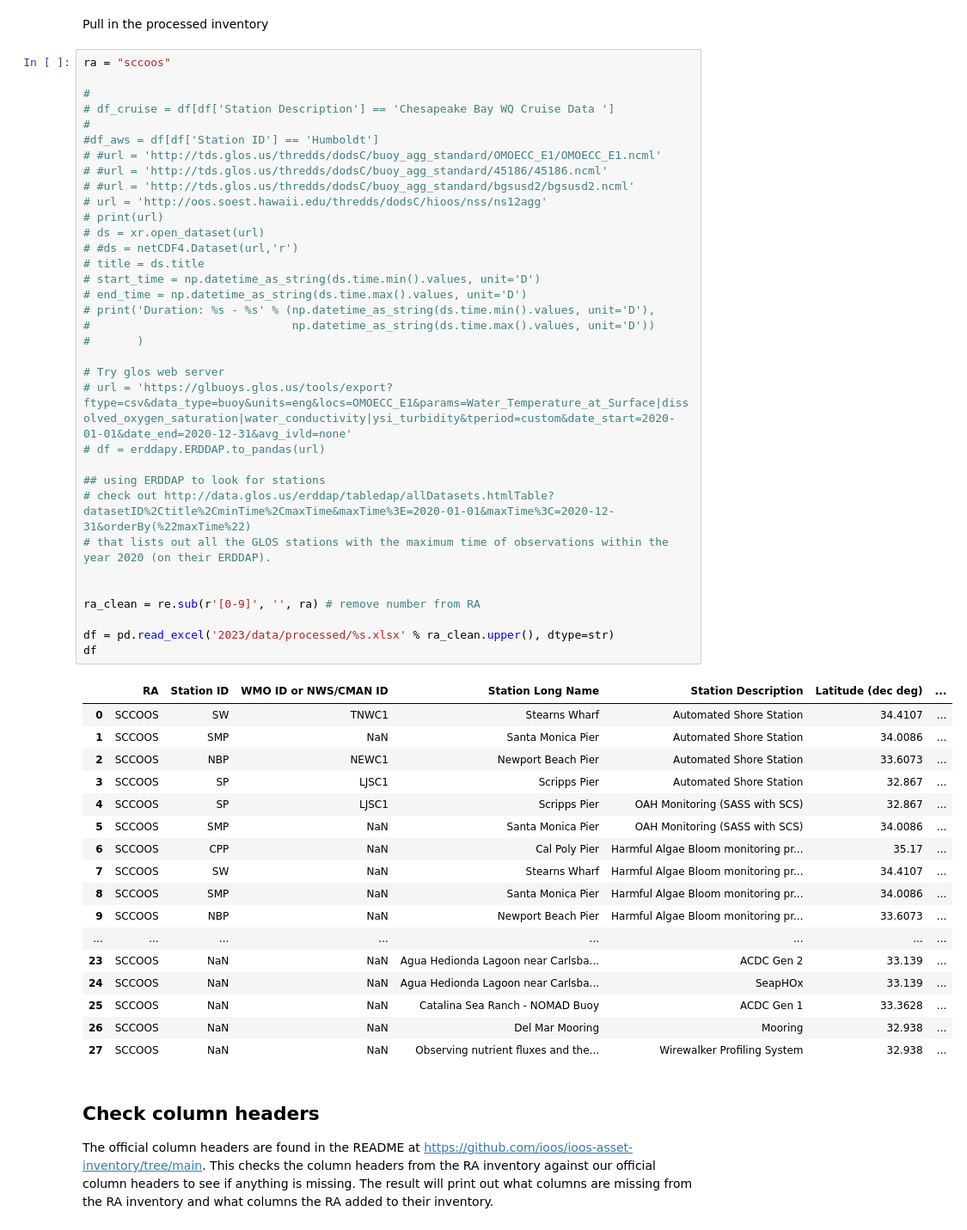
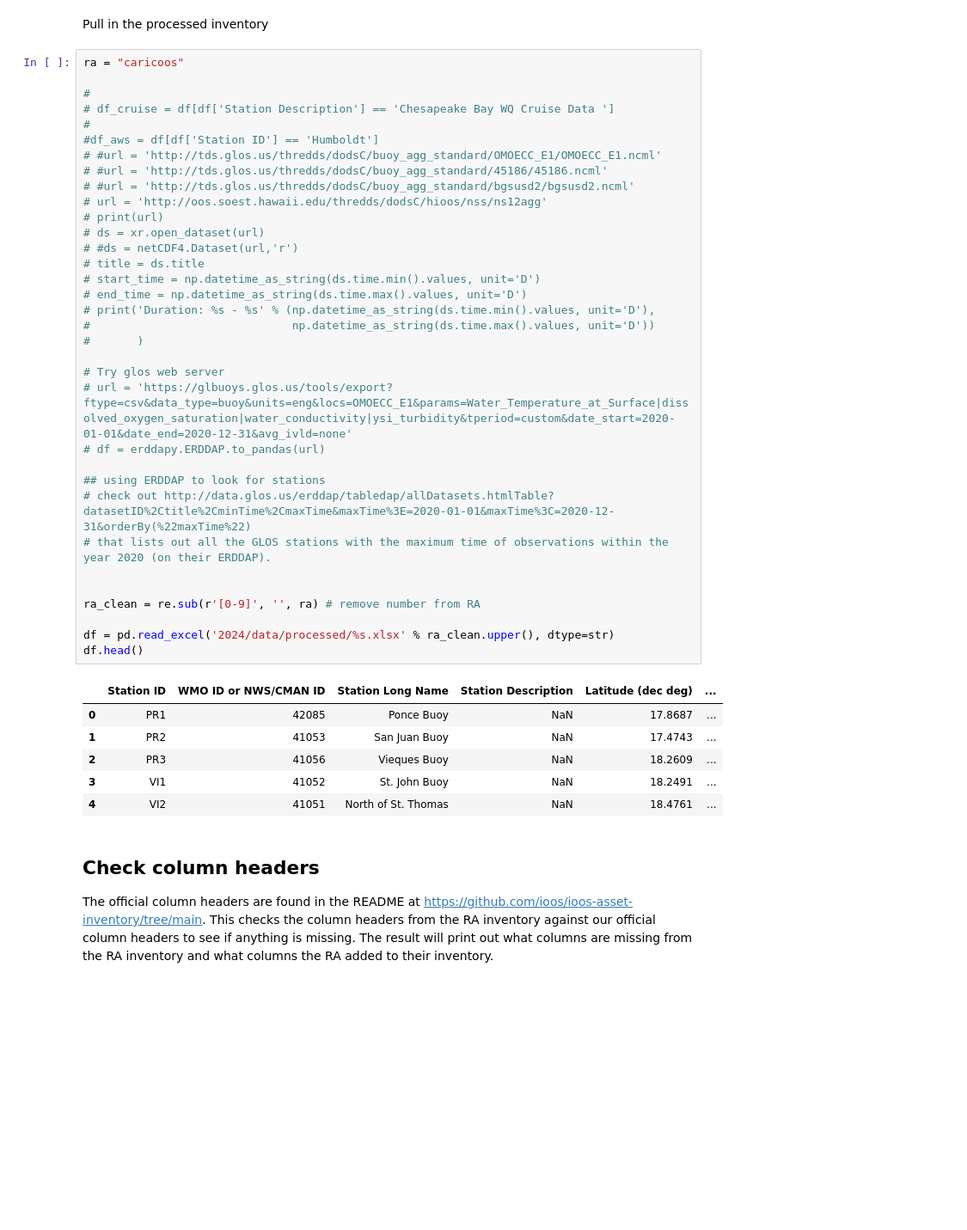
Before and after one commit to ioos/ioos-asset-inventory, a Jupyter notebook: spot_check_stations.ipynb, the cells around one changed output. Shown at 86% size. Cells and saved outputs as stored; diff of their text form; blank space fills up the shorter version.

```diff
--- a/spot_check_stations.ipynb
+++ b/spot_check_stations.ipynb
@@ -9,57 +9,46 @@ import re
 # %% [markdown]
 Pull in the processed inventory
 # %%
-ra = "sccoos"
+ra = "caricoos"
 
 #
 # df_cruise = df[df['Station Description'] == 'Chesapeake Bay WQ Cruise Data ']
 #
 #df_aws = df[df['Station ID'] == 'Humboldt']
 # #url = 'http://tds.glos.us/thredds/dodsC/buoy_agg_standard/OMOECC_E1/OMOECC_E1.ncml'
 # #url = 'http://tds.glos.us/thredds/dodsC/buoy_agg_standard/45186/45186.ncml'
 # #url = 'http://tds.glos.us/thredds/dodsC/buoy_agg_standard/bgsusd2/bgsusd2.ncml'
 # url = 'http://oos.soest.hawaii.edu/thredds/dodsC/hioos/nss/ns12agg'
 # print(url)
 # ds = xr.open_dataset(url)
 # #ds = netCDF4.Dataset(url,'r')
 # title = ds.title
 # start_time = np.datetime_as_string(ds.time.min().values, unit='D')
 # end_time = np.datetime_as_string(ds.time.max().values, unit='D')
 # print('Duration: %s - %s' % (np.datetime_as_string(ds.time.min().values, unit='D'),
 #                              np.datetime_as_string(ds.time.max().values, unit='D'))
 #       )
 
 # Try glos web server
 # url = 'https://glbuoys.glos.us/tools/export?ftype=csv&data_type=buoy&units=eng&locs=OMOECC_E1&params=Water_Temperature_at_Surface|dissolved_oxygen_saturation|water_conductivity|ysi_turbidity&tperiod=custom&date_start=2020-01-01&date_end=2020-12-31&avg_ivld=none'
 # df = erddapy.ERDDAP.to_pandas(url)
 
 ## using ERDDAP to look for stations
 # check out http://data.glos.us/erddap/tabledap/allDatasets.htmlTable?datasetID%2Ctitle%2CminTime%2CmaxTime&maxTime%3E=2020-01-01&maxTime%3C=2020-12-31&orderBy(%22maxTime%22)
 # that lists out all the GLOS stations with the maximum time of observations within the year 2020 (on their ERDDAP).
 
 
 ra_clean = re.sub(r'[0-9]', '', ra) # remove number from RA
 
-df = pd.read_excel('2023/data/processed/%s.xlsx' % ra_clean.upper(), dtype=str)
-df
+df = pd.read_excel('2024/data/processed/%s.xlsx' % ra_clean.upper(), dtype=str)
+df.head()
 # %% [output]
-|  | RA | Station ID | WMO ID or NWS/CMAN ID | Station Long Name | Station Description | Latitude (dec deg) | ... |
-| 0 | SCCOOS | SW | TNWC1 | Stearns Wharf | Automated Shore Station | 34.4107 | ... |
-| 1 | SCCOOS | SMP | NaN | Santa Monica Pier | Automated Shore Station | 34.0086 | ... |
-| 2 | SCCOOS | NBP | NEWC1 | Newport Beach Pier | Automated Shore Station | 33.6073 | ... |
-| 3 | SCCOOS | SP | LJSC1 | Scripps Pier | Automated Shore Station | 32.867 | ... |
-| 4 | SCCOOS | SP | LJSC1 | Scripps Pier | OAH Monitoring (SASS with SCS) | 32.867 | ... |
-| 5 | SCCOOS | SMP | NaN | Santa Monica Pier | OAH Monitoring (SASS with SCS) | 34.0086 | ... |
-| 6 | SCCOOS | CPP | NaN | Cal Poly Pier | Harmful Algae Bloom monitoring pr... | 35.17 | ... |
-| 7 | SCCOOS | SW | NaN | Stearns Wharf | Harmful Algae Bloom monitoring pr... | 34.4107 | ... |
-| 8 | SCCOOS | SMP | NaN | Santa Monica Pier | Harmful Algae Bloom monitoring pr... | 34.0086 | ... |
-| 9 | SCCOOS | NBP | NaN | Newport Beach Pier | Harmful Algae Bloom monitoring pr... | 33.6073 | ... |
-| ... | ... | ... | ... | ... | ... | ... | ... |
-| 23 | SCCOOS | NaN | NaN | Agua Hedionda Lagoon near Carlsba... | ACDC Gen 2 | 33.139 | ... |
-| 24 | SCCOOS | NaN | NaN | Agua Hedionda Lagoon near Carlsba... | SeapHOx | 33.139 | ... |
-| 25 | SCCOOS | NaN | NaN | Catalina Sea Ranch - NOMAD Buoy | ACDC Gen 1 | 33.3628 | ... |
-| 26 | SCCOOS | NaN | NaN | Del Mar Mooring | Mooring | 32.938 | ... |
-| 27 | SCCOOS | NaN | NaN | Observing nutrient fluxes and the... | Wirewalker Profiling System | 32.938 | ... |
+|  | Station ID | WMO ID or NWS/CMAN ID | Station Long Name | Station Description | Latitude (dec deg) | ... |
+| 0 | PR1 | 42085 | Ponce Buoy | NaN | 17.8687 | ... |
+| 1 | PR2 | 41053 | San Juan Buoy | NaN | 17.4743 | ... |
+| 2 | PR3 | 41056 | Vieques Buoy | NaN | 18.2609 | ... |
+| 3 | VI1 | 41052 | St. John Buoy | NaN | 18.2491 | ... |
+| 4 | VI2 | 41051 | North of St. Thomas | NaN | 18.4761 | ... |
 # %% [markdown]
 ## Check column headers
 
```
Also changed, not shown: parts of 19 cells of this notebook, 1 other file.
